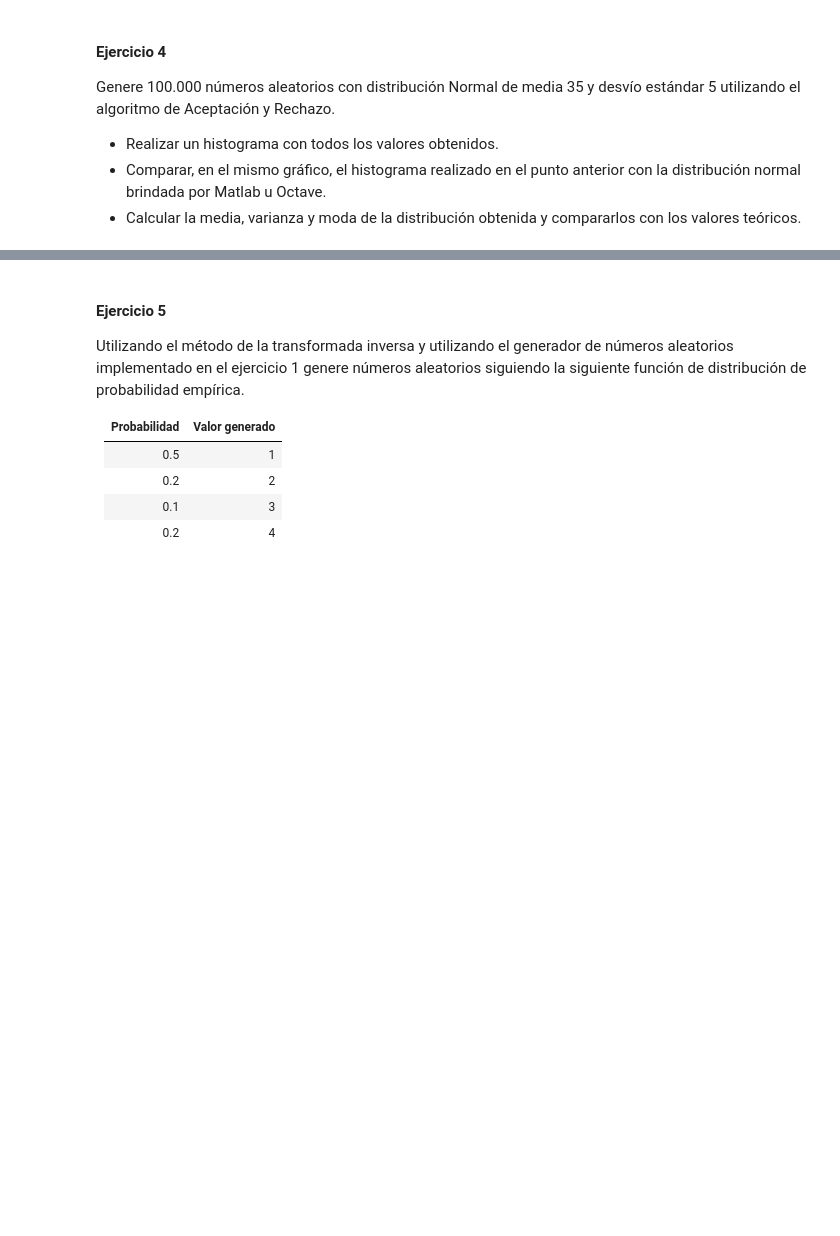
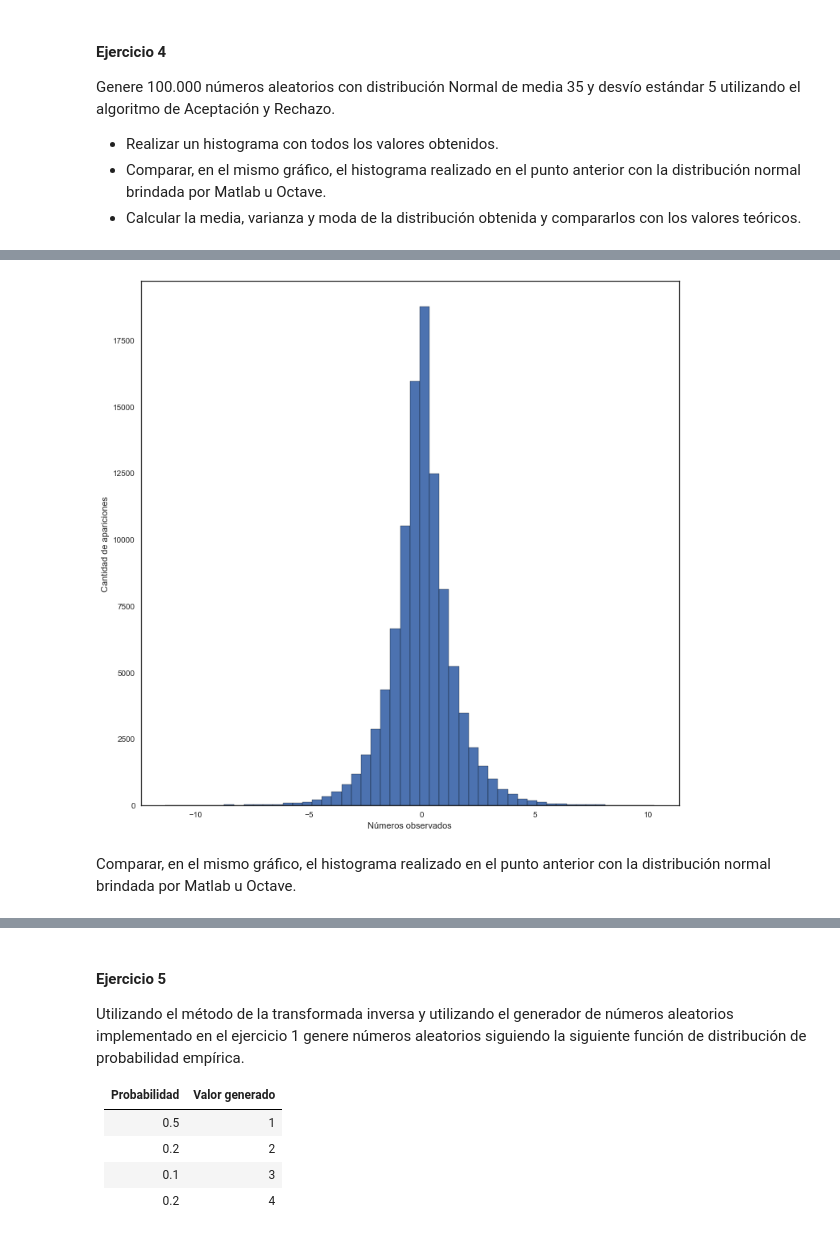
Before and after one commit to victorbravoarroyo/Simulacion, a Jupyter notebook: notebook.ipynb, the cells around one changed output, grey strips where cells are left out. Saved outputs shown, nothing was run; the diff lists cells and outputs as text; code cells hidden in the pictures; blank space fills up the shorter version.

```diff
--- a/notebook.ipynb
+++ b/notebook.ipynb
@@ -258,0 +214,11 @@ py.iplot(fig, filename='styled histogram')
+# %%
+plt.xlabel('Números observados')
+plt.ylabel('Cantidad de apariciones')
+
+sns.distplot(numsGauss, kde=False,  hist_kws={'edgecolor':'black', 'alpha':1})
+sns.set(style="white", context="talk")
+# %% [output]
+[figure, added]
+# %% [markdown]
+
+Comparar, en el mismo gráfico, el histograma realizado en el punto anterior con la distribución normal brindada por Matlab u Octave.
```
Also changed, not shown: parts of 41 cells of this notebook.
